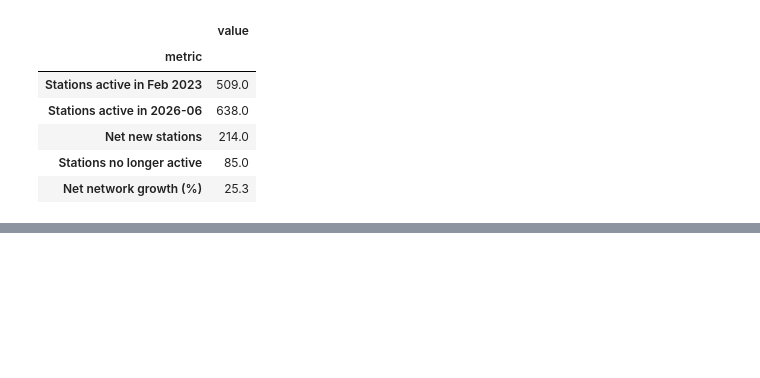
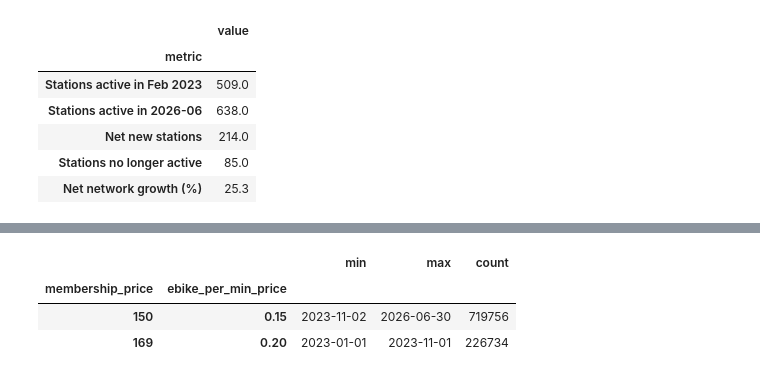
Before and after one commit to jingwenr2/citibike, a Jupyter notebook: notebooks/SF_NYC_Investment_Comparison.ipynb, the cells around one changed output, grey strips where cells are left out. Drawn from its saved outputs; the diff is of its cells as text; code cells hidden in the pictures; blank space fills up the shorter version.

```diff
--- a/notebooks/SF_NYC_Investment_Comparison.ipynb
+++ b/notebooks/SF_NYC_Investment_Comparison.ipynb
@@ -167,0 +172,39 @@ station_summary
+# %%
+# Known Bay Wheels price changes for San Francisco (published pricing).
+# Each bracket covers dates in [effective_from, effective_until).
+PRICE_HISTORY = [
+    {
+        "effective_from": pd.Timestamp.min,
+        "effective_until": pd.Timestamp("2023-11-02"),
+        "membership_price": 169,
+        "ebike_per_min_price": 0.20,
+    },
+    {
+        "effective_from": pd.Timestamp("2023-11-02"),
+        "effective_until": pd.Timestamp.max,
+        "membership_price": 150,
+        "ebike_per_min_price": 0.15,
+    },
+]
+
+
+def assign_price_columns(frame, history):
+    frame = frame.copy()
+    frame["membership_price"] = pd.NA
+    frame["ebike_per_min_price"] = pd.NA
+    for bracket in history:
+        mask = (frame["date"] >= bracket["effective_from"]) & (frame["date"] < bracket["effective_until"])
+        frame.loc[mask, "membership_price"] = bracket["membership_price"]
+        frame.loc[mask, "ebike_per_min_price"] = bracket["ebike_per_min_price"]
+    return frame
+
+
+sf = assign_price_columns(sf, PRICE_HISTORY)
+
+# Verify the mapping: each price bracket should line up with the correct date range.
+sf.groupby(["membership_price", "ebike_per_min_price"])["date"].agg(["min", "max", "count"])
+# %% [output]
+|  |  | min | max | count |
+| membership_price | ebike_per_min_price |  |  |  |
+| 150 | 0.15 | 2023-11-02 | 2026-06-30 | 719756 |
+| 169 | 0.20 | 2023-01-01 | 2023-11-01 | 226734 |
```
Also changed, not shown: parts of 8 cells of this notebook.
